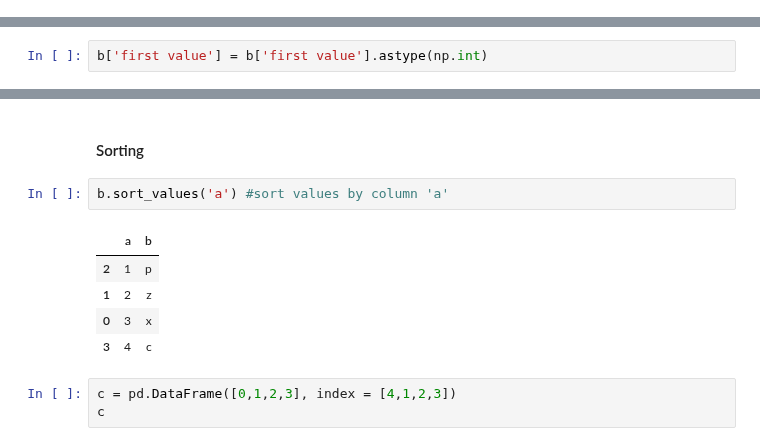
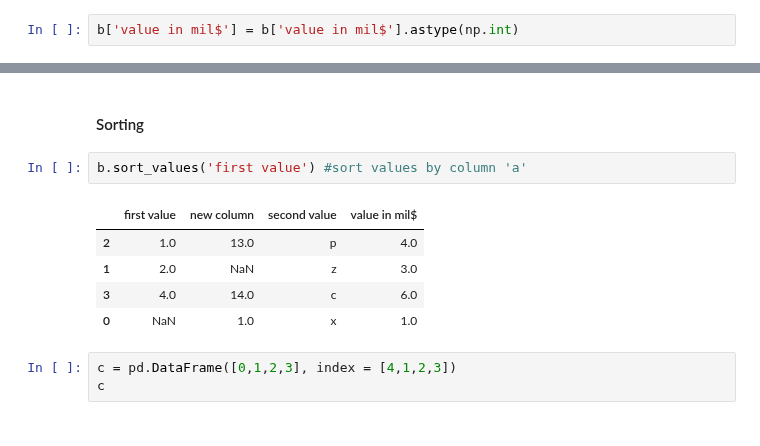
Before and after one commit to mayankkaizen/jupyter-notebooks, a Jupyter notebook: ML and DS/Pandas.ipynb, the cells around one changed output, grey strips where cells are left out. Saved outputs shown, nothing was run; the diff lists cells and outputs as text.

```diff
--- a/ML and DS/Pandas.ipynb
+++ b/ML and DS/Pandas.ipynb
@@ -411 +616,3 @@ b
+# %%
+b['value in mil$'] = b['value in mil$'].astype(np.int)
 # %%
@@ -422,5 +625,3 @@ memory usage: 88.0+ bytes
-# %%
-b['first value'] = b['first value'].astype(np.int)
 # %% [markdown]
 #### Changing values in multiple columns
 # %%
@@ -493,13 +694,13 @@ b[b['first value'].notnull()]
 # %% [markdown]
 #### Sorting
 # %%
-b.sort_values('a') #sort values by column 'a'
+b.sort_values('first value') #sort values by column 'a'
 # %% [output]
-|  | a | b |
-| 2 | 1 | p |
-| 1 | 2 | z |
-| 0 | 3 | x |
-| 3 | 4 | c |
+|  | first value | new column | second value | value in mil$ |
+| 2 | 1.0 | 13.0 | p | 4.0 |
+| 1 | 2.0 | NaN | z | 3.0 |
+| 3 | 4.0 | 14.0 | c | 6.0 |
+| 0 | NaN | 1.0 | x | 1.0 |
 # %%
 c = pd.DataFrame([0,1,2,3], index = [4,1,2,3])
 c
```
Also changed, not shown: parts of 136 cells of this notebook, 8 other files.
